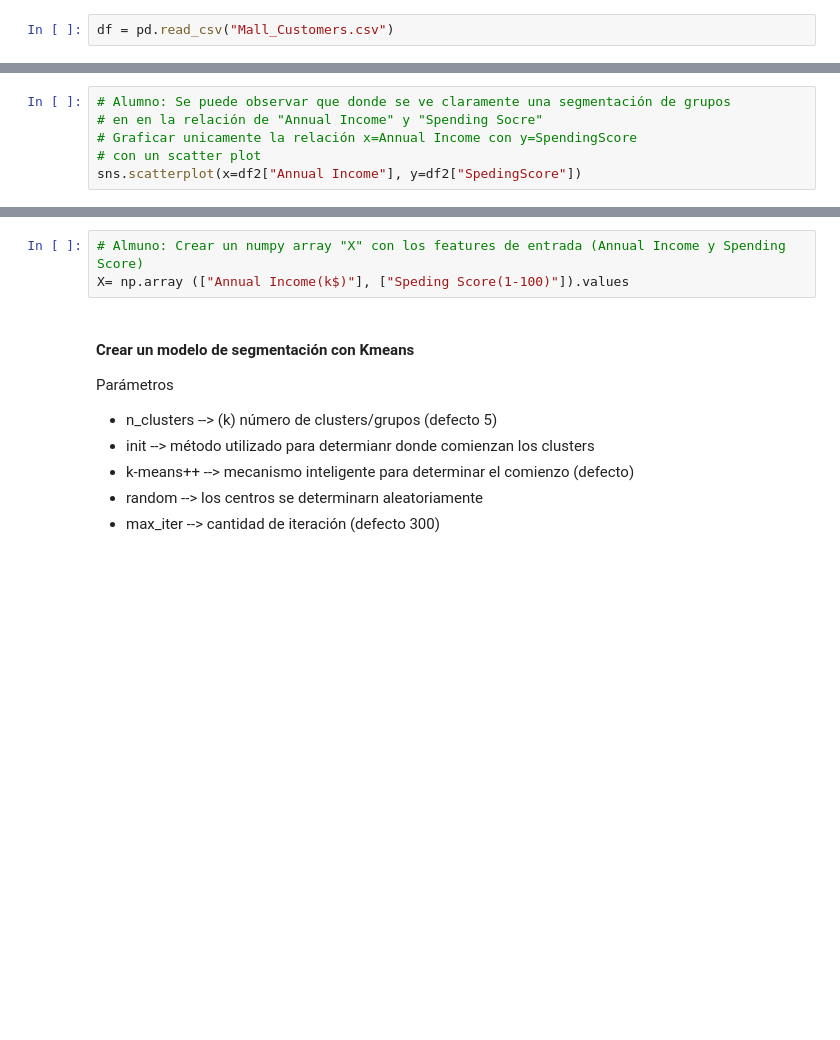
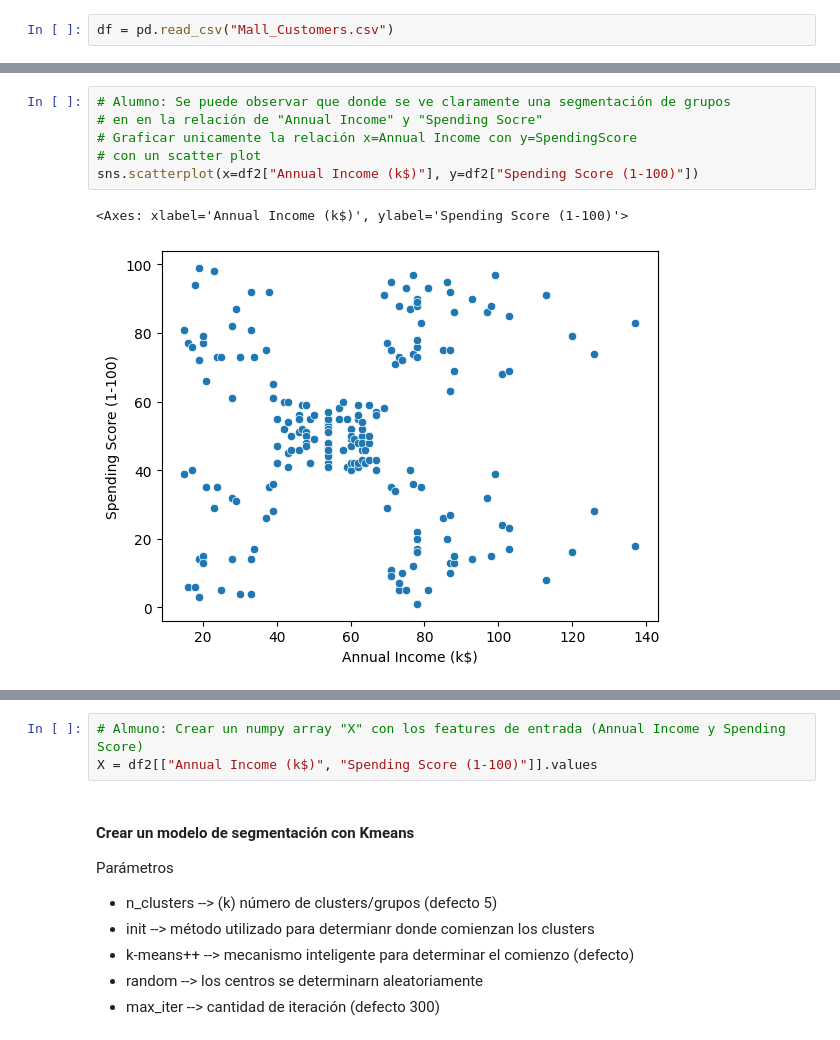
Before and after one commit to kandyperez/clustering_python, a Jupyter notebook: ejercicios_practica/1_customers_segmenation (1).ipynb, the cells around one changed output, grey strips where cells are left out. Drawn from its saved outputs; the diff is of its cells as text; blank space fills up the shorter version.

```diff
--- a/ejercicios_practica/1_customers_segmenation (1).ipynb
+++ b/ejercicios_practica/1_customers_segmenation (1).ipynb
@@ -84,15 +111,18 @@ sns.pairplot(df2)
 # %%
 # Alumno: Se puede observar que donde se ve claramente una segmentación de grupos
 # en en la relación de "Annual Income" y "Spending Socre"
 # Graficar unicamente la relación x=Annual Income con y=SpendingScore
 # con un scatter plot
-sns.scatterplot(x=df2["Annual Income"], y=df2["SpedingScore"])
+sns.scatterplot(x=df2["Annual Income (k$)"], y=df2["Spending Score (1-100)"])
+# %% [output]
+<Axes: xlabel='Annual Income (k$)', ylabel='Spending Score (1-100)'>
+[figure, added]
 # %% [markdown]
 # Entrenar modelo
 <div align="center"><img src="https://raw.githubusercontent.com/InoveAlumnos/dataset_analytics_python/master/images/Pipeline4.png" width="1000" align="middle"></div>
 # %%
 # Almuno: Crear un numpy array "X" con los features de entrada (Annual Income y Spending Score)
-X= np.array (["Annual Income(k$)"], ["Speding Score(1-100)"]).values
+X = df2[["Annual Income (k$)", "Spending Score (1-100)"]].values
 # %% [markdown]
 #### Crear un modelo de segmentación con Kmeans
 Parámetros
```
Also changed, not shown: parts of 11 cells of this notebook.
